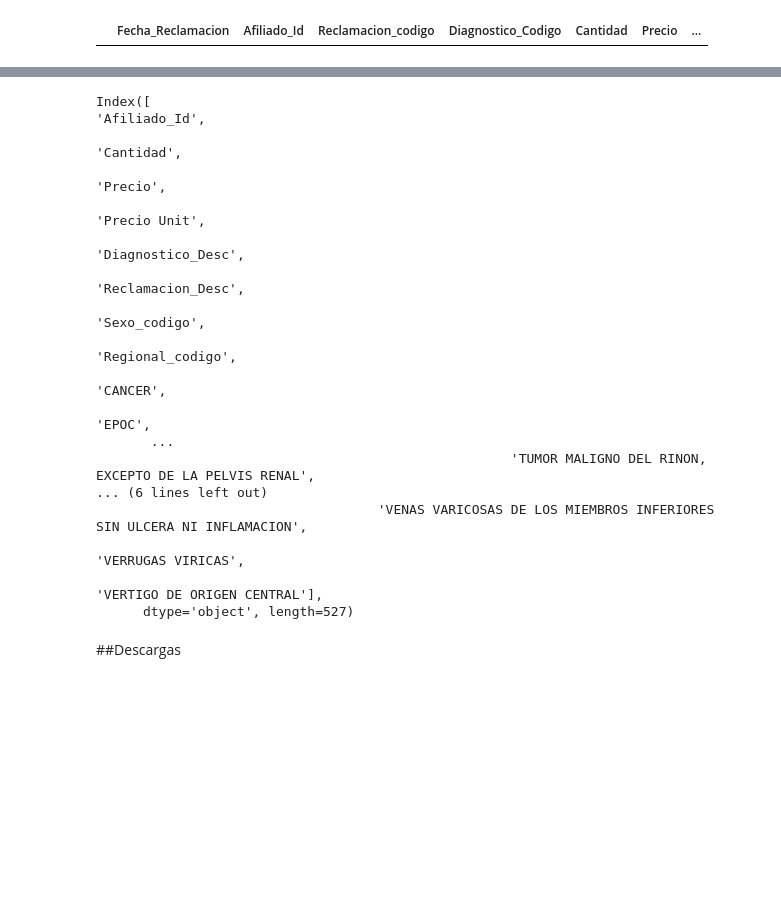
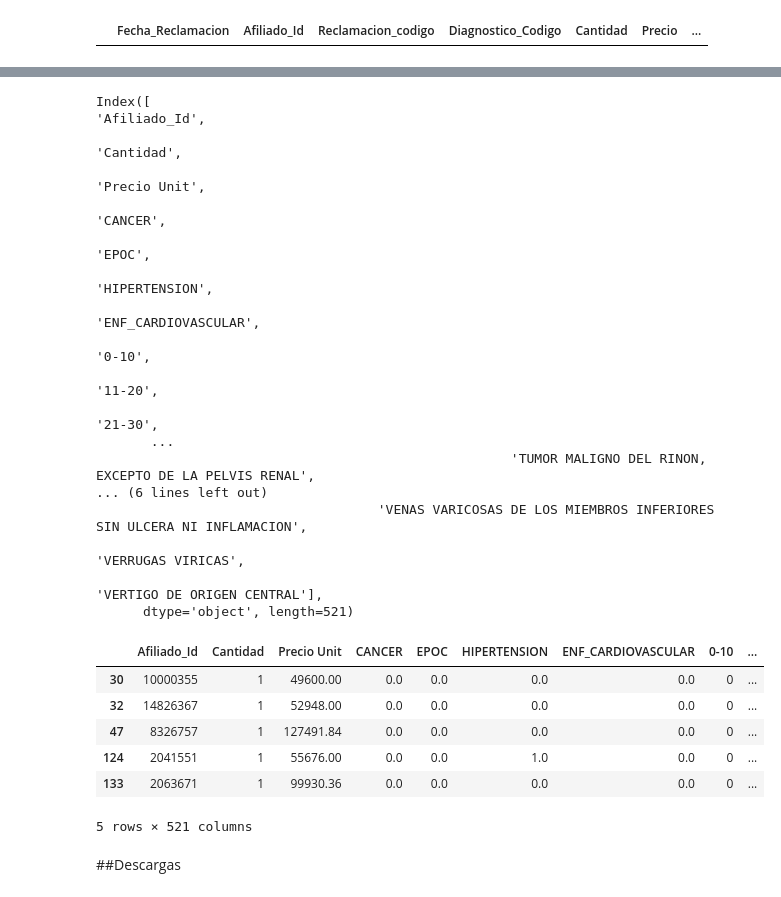
Before and after one commit to juanrodrizc/caso_analitica_finanzas, a Jupyter notebook: Merge.ipynb, the cells around one changed output, grey strips where cells are left out. Cells and saved outputs as stored; diff of their text form; code cells hidden in the pictures; blank space fills up the shorter version.

```diff
--- a/Merge.ipynb
+++ b/Merge.ipynb
@@ -8,7 +8,7 @@ reclamaciones=joblib.load('reclamaciones.pkl')
 regional=joblib.load('regional.pkl')
 genero=joblib.load('genero.pkl' )
 sociodemograficas=joblib.load('sociodemograficas.pkl' )
-diagnosticos=joblib.load('diagnosticos')
+diagnosticos=joblib.load('diagnosticos.pkl')
 # %%
 #Se debe realizar merge de regional_codigo con reclamación id
 #Se debe hacer merge de utilizaciones con diagnosticos
@@ -195,18 +217,18 @@ temp.columns
 # %% [output]
 Index([                                                                                      'Afiliado_Id',
                                                                                                 'Cantidad',
-                                                                                                  'Precio',
                                                                                              'Precio Unit',
-                                                                                        'Diagnostico_Desc',
-                                                                                        'Reclamacion_Desc',
-                                                                                             'Sexo_codigo',
-                                                                                         'Regional_codigo',
                                                                                                   'CANCER',
                                                                                                     'EPOC',
+                                                                                            'HIPERTENSION',
+                                                                                      'ENF_CARDIOVASCULAR',
+                                                                                                    '0-10',
+                                                                                                   '11-20',
+                                                                                                   '21-30',
        ...
                                                      'TUMOR MALIGNO DEL RINON, EXCEPTO DE LA PELVIS RENAL',
 ... (6 lines left out)
                                     'VENAS VARICOSAS DE LOS MIEMBROS INFERIORES SIN ULCERA NI INFLAMACION',
                                                                                         'VERRUGAS VIRICAS',
                                                                                'VERTIGO DE ORIGEN CENTRAL'],
-      dtype='object', length=527)
+      dtype='object', length=521)
@@ -220,3 +235,13 @@ del(temp['Diagnostico_Desc'])
+# %%
+temp.head()
+# %% [output]
+|  | Afiliado_Id | Cantidad | Precio Unit | CANCER | EPOC | HIPERTENSION | ENF_CARDIOVASCULAR | 0-10 | ... |
+| 30 | 10000355 | 1 | 49600.00 | 0.0 | 0.0 | 0.0 | 0.0 | 0 | ... |
+| 32 | 14826367 | 1 | 52948.00 | 0.0 | 0.0 | 0.0 | 0.0 | 0 | ... |
+| 47 | 8326757 | 1 | 127491.84 | 0.0 | 0.0 | 0.0 | 0.0 | 0 | ... |
+| 124 | 2041551 | 1 | 55676.00 | 0.0 | 0.0 | 1.0 | 0.0 | 0 | ... |
+| 133 | 2063671 | 1 | 99930.36 | 0.0 | 0.0 | 0.0 | 0.0 | 0 | ... |
+5 rows × 521 columns
 # %% [markdown]
 ##Descargas
 # %%
```
Also changed, not shown: parts of 6 cells of this notebook, 3 other files.
